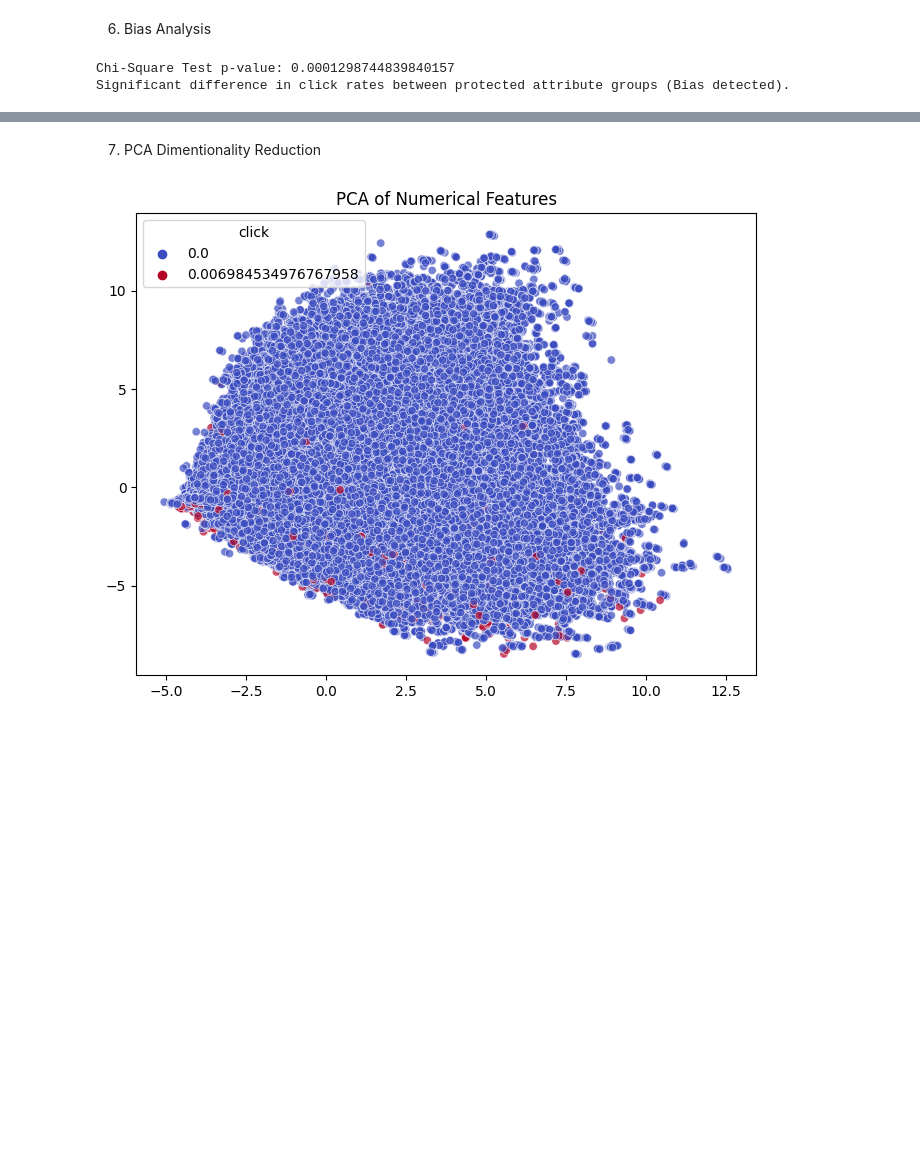
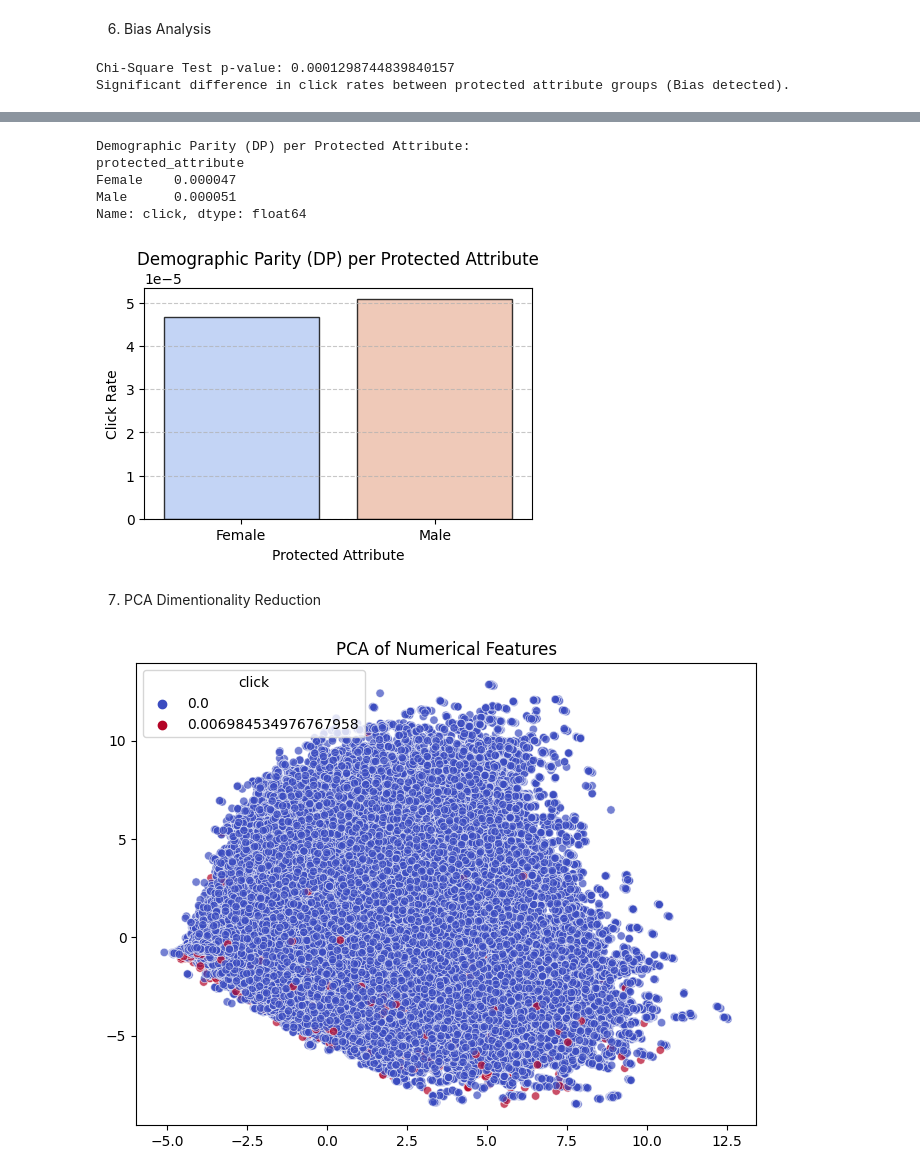
Before and after one commit to helloitsdaksh/Project_DSCI599-531, a Jupyter notebook: eda.ipynb, the cells around one changed output, grey strips where cells are left out. Saved outputs shown, nothing was run; the diff lists cells and outputs as text; code cells hidden in the pictures; blank space fills up the shorter version.

```diff
--- a/eda.ipynb
+++ b/eda.ipynb
@@ -163,3 +159,22 @@ Significant difference in click rates between protected attribute groups (Bias d
+# %%
+dp = df.groupby('protected_attribute')['click'].mean()
+print("Demographic Parity (DP) per Protected Attribute:")
+print(dp)
+
+plt.figure(figsize=(5,3))
+sns.barplot(x=dp.index, y=dp.values, palette=palette, edgecolor="black", alpha=0.8)
+plt.title("Demographic Parity (DP) per Protected Attribute")
+plt.xlabel("Protected Attribute")
+plt.ylabel("Click Rate")
+plt.grid(axis='y', linestyle='--', alpha=0.7)
+plt.show()
+# %% [output]
+Demographic Parity (DP) per Protected Attribute:
+protected_attribute
+Female    0.000047
+Male      0.000051
+Name: click, dtype: float64
+[figure, added]
 # %% [markdown]
 7. PCA Dimentionality Reduction
 # %%
```
Also changed, not shown: parts of 9 cells of this notebook, 1 other file.
